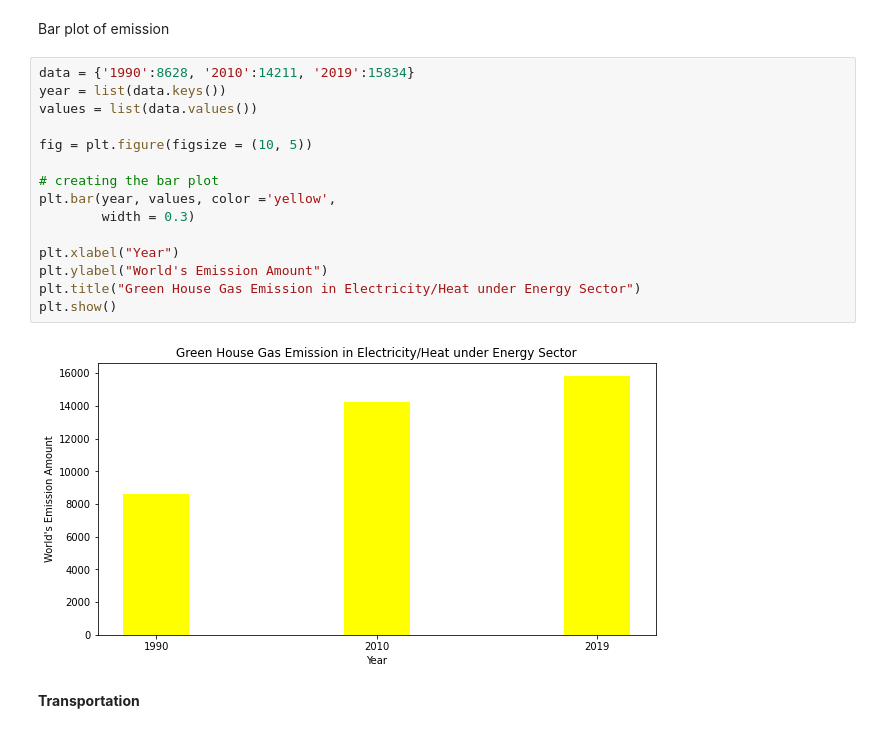
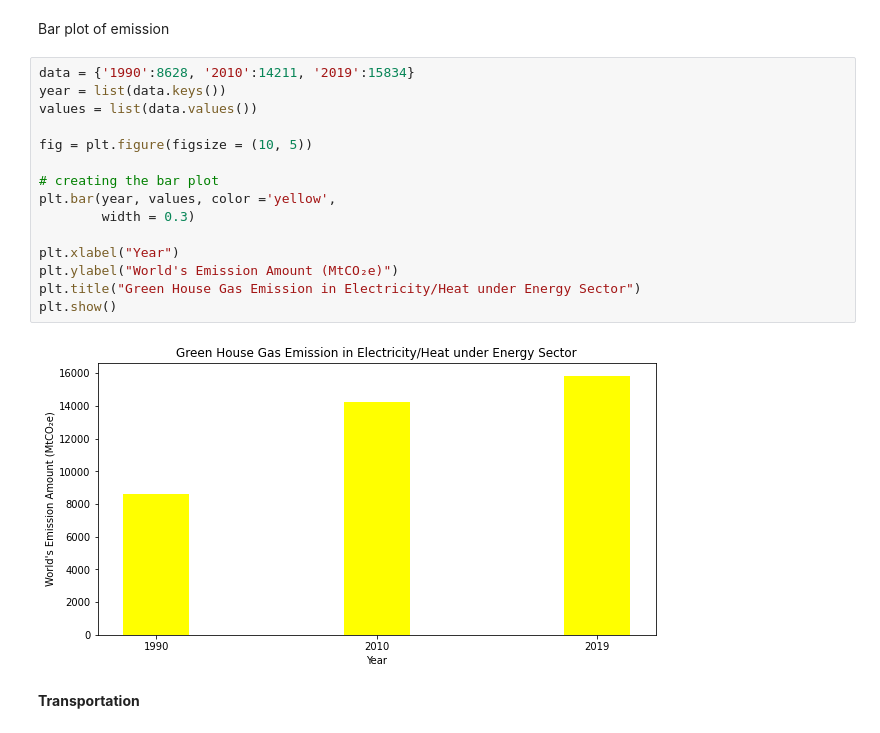
Before and after one commit to KJLumalang/ITBA-3206_Planeteers, a Jupyter notebook: ITBA_3206_Planeteers.ipynb, the cells around one changed output. Drawn from its saved outputs; the diff is of its cells as text.

```diff
--- a/ITBA_3206_Planeteers.ipynb
+++ b/ITBA_3206_Planeteers.ipynb
@@ -293,20 +295,20 @@ Bar plot of emission
 # %%
 data = {'1990':8628, '2010':14211, '2019':15834}
 year = list(data.keys())
 values = list(data.values())
 
 fig = plt.figure(figsize = (10, 5))
 
 # creating the bar plot
 plt.bar(year, values, color ='yellow',
         width = 0.3)
 
 plt.xlabel("Year")
-plt.ylabel("World's Emission Amount")
+plt.ylabel("World's Emission Amount (MtCO₂e)")
 plt.title("Green House Gas Emission in Electricity/Heat under Energy Sector")
 plt.show()
 # %% [output]
-[figure, old version]
+[figure, new version]
 # %% [markdown]
 **Transportation**
 # %% [markdown]
```
Also changed, not shown: parts of 7 cells of this notebook.
